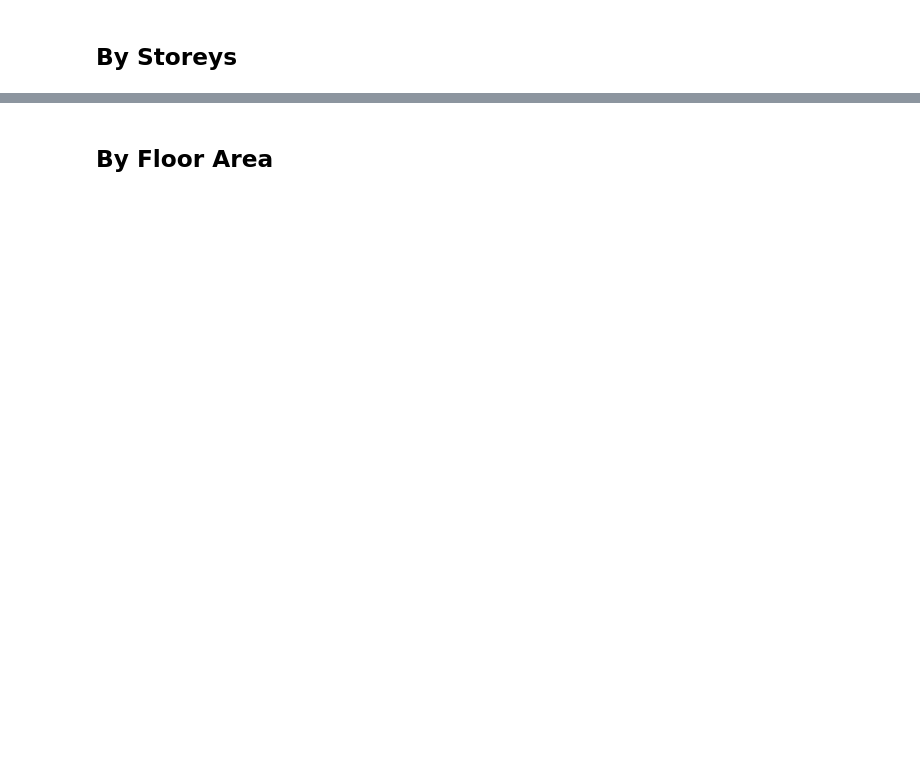
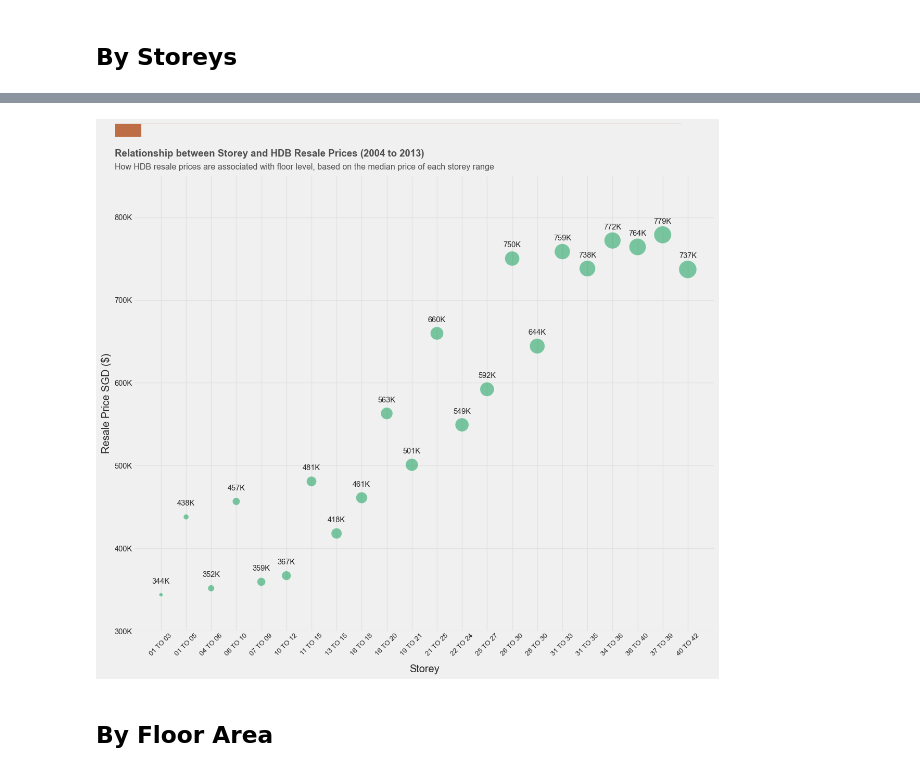
Before and after one commit to raychng/bt4222-project, a Jupyter notebook: EDA 2004 to 2013.ipynb, the cells around one changed output, grey strips where cells are left out. Cells and saved outputs as stored; diff of their text form; code cells hidden in the pictures; blank space fills up the shorter version.

```diff
--- a/EDA 2004 to 2013.ipynb
+++ b/EDA 2004 to 2013.ipynb
@@ -618,0 +593,5 @@ IndexError: positional indexers are out-of-bounds
+# %%
+# Storey Prices for 2004 to 2013
+storey_0413 = hdb_price_df_04_13.groupby('storey_range')['adjusted_price'].median().reset_index().sort_values(by='storey_range')
+storey_0413['storey_rank'] = storey_0413['storey_range'].astype('category').cat.codes + 1 # label encode storey -> give each storey range a rank
+storey_0413
@@ -619,3 +616,50 @@ IndexError: positional indexers are out-of-bounds
+# %%
+fig, ax = plt.subplots(figsize=(13.33, 13), dpi=96)
+
+scatter1=sns.scatterplot(x=storey_0413['storey_range'], y=storey_0413['adjusted_price'], s=storey_0413['storey_rank'].astype('int')*30, sizes=(20,200),color='#00994d', edgecolors='w', alpha=0.5, ax=ax)
+
+# Grid
+ax.grid(which="major", axis='x', color='#DAD8D7', alpha=0.5, zorder=1)
+ax.grid(which="major", axis='y', color='#DAD8D7', alpha=0.5, zorder=1)
+
+# Label data points
+for i, row in storey_0413.iterrows():
+    # offset = row['storey_rank'] / 50
+    label = str(round(row['adjusted_price']/1000)) + 'K'
+    plt.annotate(label, xy=(row['storey_range'], row['adjusted_price']), ha='center', va='bottom', xytext=(0, 14), textcoords='offset points', fontsize=11)
+
+# Label x-axis and x ticks
+ax.set_xlabel("Percentage Change in Median Resale Prices (%)", fontsize=12, labelpad=10)
+ax.xaxis.set_tick_params(pad=2, labelbottom=True, bottom=True, labelsize=12, labelrotation=0)
+plt.xticks(rotation=45, fontsize=10)
+
+# Reformat y-axis
+ylabels = ['{:,.0f}'.format(x) + 'K' for x in scatter1.get_yticks()/1000]
+scatter1.set_yticklabels(ylabels)
+scatter1.set_ylim([300000,850000])
+scatter1.set_ylabel('Resale Price SGD ($)', size=15)
+scatter1.set_xlabel('Storey', size=15)
+
+# Remove the spines
+ax.spines[['top','left','bottom']].set_visible(False)
+
+# Make the left spine thicker
+ax.spines['right'].set_linewidth(1.1)
+
+# Add in red line and rectangle on top
+ax.plot([0.05, .9], [.98, .98], transform=fig.transFigure, clip_on=False, color='#BE6E46', linewidth=.6)
+ax.add_patch(plt.Rectangle((0.05,.98), 0.04, -0.02, facecolor='#BE6E46', transform=fig.transFigure, clip_on=False, linewidth = 0))
+
+# Add in title and subtitle
+ax.text(x=0.05, y=.93, s="Relationship between Storey and HDB Resale Prices (2004 to 2013)", transform=fig.transFigure, ha='left', fontsize=14, weight='bold', alpha=.8)
+ax.text(x=0.05, y=.91, s="How HDB resale prices are associated with floor level, based on the median price of each storey range", transform=fig.transFigure, ha='left', fontsize=12, alpha=.8)
+
+# Adjust the margins around the plot area
+plt.subplots_adjust(left=None, bottom=0.2, right=None, top=0.9, wspace=None, hspace=None)
+
+plt.show()
+# %% [output]
+[figure, added]
 # %% [markdown]
 ## By Floor Area
 # %%
```
Also changed, not shown: parts of 33 cells of this notebook.
